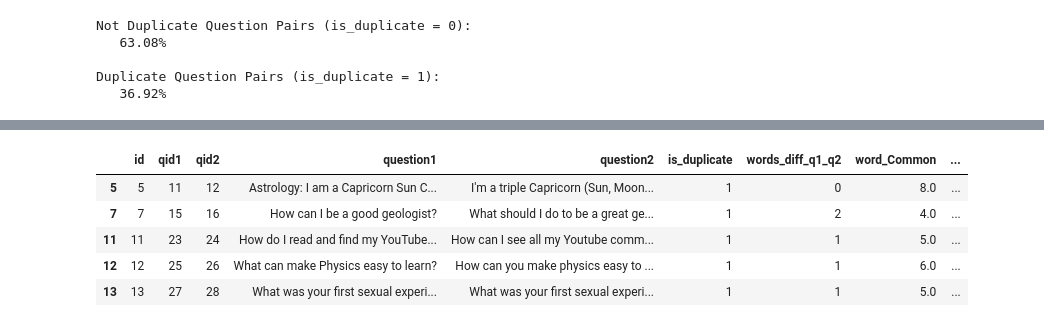
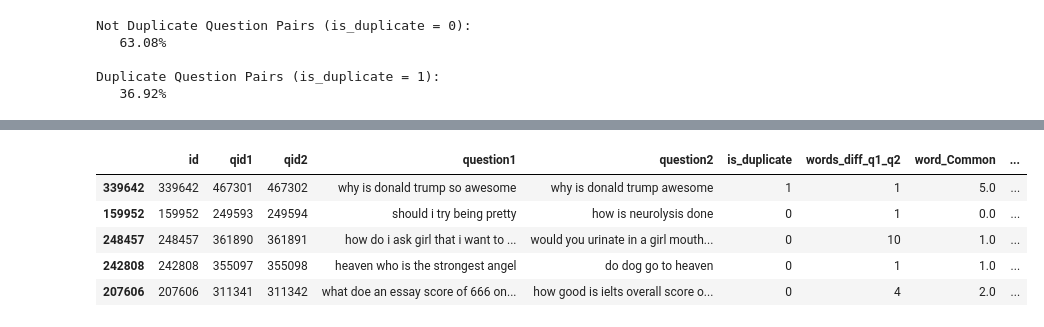
Before and after one commit to droy78/quora-question-pairs, a Jupyter notebook: CapstoneProject-QuoraQuestionPairs.ipynb, the cells around one changed output, grey strips where cells are left out. Drawn from its saved outputs; the diff is of its cells as text; code cells hidden in the pictures.

```diff
--- a/CapstoneProject-QuoraQuestionPairs.ipynb
+++ b/CapstoneProject-QuoraQuestionPairs.ipynb
@@ -137,0 +184,5 @@ Median question1 :  10.0  words
+# %%
+#Remove punctuation
+df['question1'] = df['question1'].str.replace(r'[^\w\s]+', '')
+df['question2'] = df['question2'].str.replace(r'[^\w\s]+', '')
+df.head()
@@ -137,0 +196,19 @@ Median question1 :  10.0  words
+# %%
+#Word Replacements
+def word_replace(x):
+  x = x.replace(",000,000", "m").replace(",000", "k").replace("′", "'").replace("’", "'")\
+                            .replace("won't", "will not").replace("cannot", "can not").replace("can't", "can not")\
+                            .replace("n't", " not").replace("what's", "what is").replace("it's", "it is")\
+                            .replace("'ve", " have").replace("i'm", "i am").replace("'re", " are")\
+                            .replace("he's", "he is").replace("she's", "she is").replace("'s", " own")\
+                            .replace("%", " percent ").replace("₹", " rupee ").replace("$", " dollar ")\
+                            .replace("€", " euro ").replace("'ll", " will")
+  return x
+
+df["question1"] = df["question1"].fillna("").apply(word_replace)
+df["question2"] = df["question2"].fillna("").apply(word_replace)
+# %%
+#Lemmatization
+df['question1'] = df['question1'].apply(lambda x : " ".join([Word(word).lemmatize() for word in x.split()]))
+df['question2'] = df['question2'].apply(lambda x : " ".join([Word(word).lemmatize() for word in x.split()]))
+df.head()
@@ -193,9 +325,21 @@ df.head()
+# %%
+# FuzzyWuzzy is a library of Python which is used for string matching.
+# Fuzzy string matching is the process of finding strings that match a given pattern.
+# Basically it uses Levenshtein Distance to calculate the differences between sequences.
+
+df['fuzz_qratio'] = df.apply(lambda x: fuzz.QRatio(str(x['question1']), str(x['question2'])), axis=1)
+df['fuzz_WRatio'] = df.apply(lambda x: fuzz.WRatio(str(x['question1']), str(x['question2'])), axis=1)
+df['fuzz_partial_ratio'] = df.apply(lambda x: fuzz.partial_ratio(str(x['question1']), str(x['question2'])), axis=1)
+df['fuzz_partial_token_set_ratio'] = df.apply(lambda x: fuzz.partial_token_set_ratio(str(x['question1']), str(x['question2'])), axis=1)
+df['fuzz_partial_token_sort_ratio'] = df.apply(lambda x: fuzz.partial_token_sort_ratio(str(x['question1']), str(x['question2'])), axis=1)
+df['fuzz_token_set_ratio'] = df.apply(lambda x: fuzz.token_set_ratio(str(x['question1']), str(x['question2'])), axis=1)
+df['fuzz_token_sort_ratio'] = df.apply(lambda x: fuzz.token_sort_ratio(str(x['question1']), str(x['question2'])), axis=1)
 # %%
-df[df.is_duplicate == 1].head()
+df.head()
 # %% [output]
 |  | id | qid1 | qid2 | question1 | question2 | is_duplicate | words_diff_q1_q2 | word_Common | ... |
-| 5 | 5 | 11 | 12 | Astrology: I am a Capricorn Sun C... | I'm a triple Capricorn (Sun, Moon... | 1 | 0 | 8.0 | ... |
-| 7 | 7 | 15 | 16 | How can I be a good geologist? | What should I do to be a great ge... | 1 | 2 | 4.0 | ... |
-| 11 | 11 | 23 | 24 | How do I read and find my YouTube... | How can I see all my Youtube comm... | 1 | 1 | 5.0 | ... |
-| 12 | 12 | 25 | 26 | What can make Physics easy to learn? | How can you make physics easy to ... | 1 | 1 | 6.0 | ... |
-| 13 | 13 | 27 | 28 | What was your first sexual experi... | What was your first sexual experi... | 1 | 1 | 5.0 | ... |
+| 339642 | 339642 | 467301 | 467302 | why is donald trump so awesome | why is donald trump awesome | 1 | 1 | 5.0 | ... |
+| 159952 | 159952 | 249593 | 249594 | should i try being pretty | how is neurolysis done | 0 | 1 | 0.0 | ... |
+| 248457 | 248457 | 361890 | 361891 | how do i ask girl that i want to ... | would you urinate in a girl mouth... | 0 | 10 | 1.0 | ... |
+| 242808 | 242808 | 355097 | 355098 | heaven who is the strongest angel | do dog go to heaven | 0 | 1 | 1.0 | ... |
+| 207606 | 207606 | 311341 | 311342 | what doe an essay score of 666 on... | how good is ielts overall score o... | 0 | 4 | 2.0 | ... |
```
Also changed, not shown: parts of 46 cells of this notebook.
